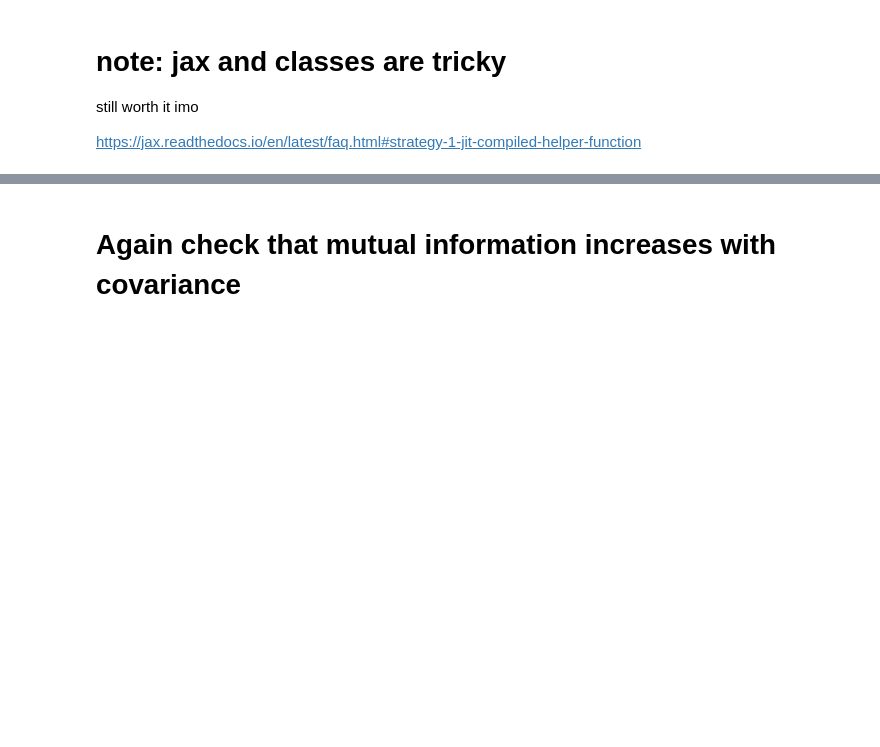
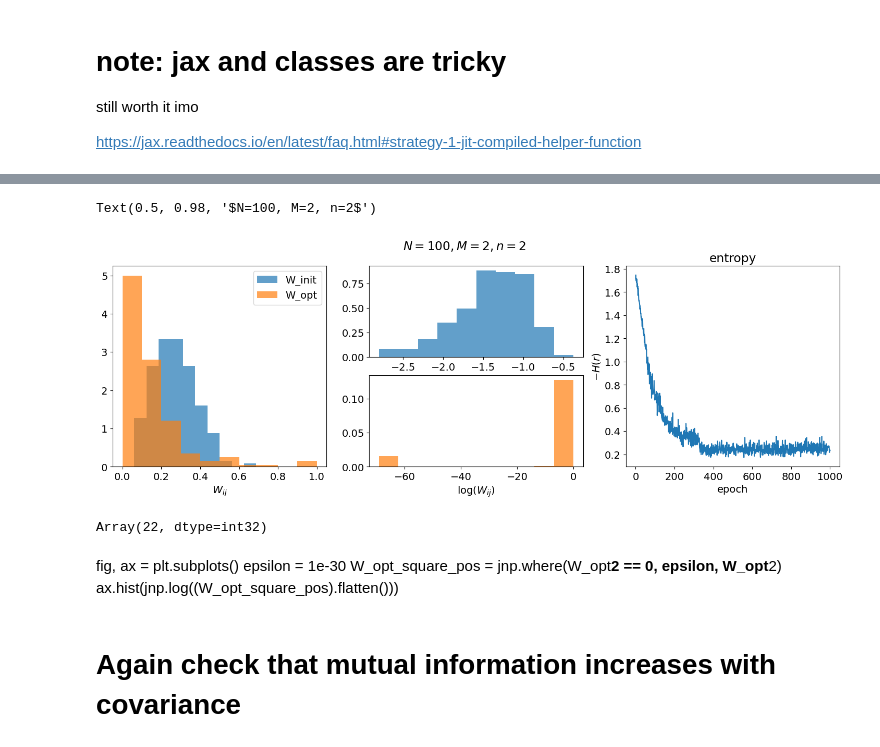
Before and after one commit to juancarlosfdc/noncanonical-olfaction, a Jupyter notebook: canonical-model-jax.ipynb, the cells around one changed output, grey strips where cells are left out. Drawn from its saved outputs; the diff is of its cells as text; code cells hidden in the pictures; blank space fills up the shorter version.

```diff
--- a/canonical-model-jax.ipynb
+++ b/canonical-model-jax.ipynb
@@ -236,0 +247,20 @@ Text(0.5, 0, 'log(w_opt)')
+# %%
+def run_optimization(os, key, W_init, n_steps=int(2e3), param='square', stepsize=1e-3):
+    opt_init, opt_update, get_params = optimizers.adam(stepsize)
+    opt_state = opt_init(W_init)
+    ent_values = []
+    vals = []
+    print_interval = round(n_steps / 10)
+    for i in range(n_steps):
+        key, subkey = jax.random.split(key)
+        opt_state, entropy_value = step(i, opt_state, opt_update, get_params, subkey, os, param)
+        ent_values.append(entropy_value)
+        vals.append(get_params(opt_state))
+        if i % print_interval == 0:
+            print(f"Step {i}, Estimated Entropy: {-entropy_value}")
+
+    W_opt = get_params(opt_state).reshape((os.M, os.N))
+    print("Optimized W:", W_opt)
+    return ent_values, W_opt
+# %%
+ent_values, W_opt = run_optimization(os, key, W_init, n_steps=200, param='square')
@@ -237,3 +287,45 @@ Text(0.5, 0, 'log(w_opt)')
+# %%
+def plot_W(W_init, W_opt, entropies):
+    fig = plt.figure(figsize=(18, 5))
+
+    # Create a GridSpec layout with 2 rows and 3 columns
+    gs = GridSpec(2, 3, height_ratios=[1, 1], figure=fig)
+
+    # Add axes
+    ax1 = fig.add_subplot(gs[:, 0])  # First column spans both rows
+    ax2_top = fig.add_subplot(gs[0, 1])  # Top half of the middle column
+    ax2_bottom = fig.add_subplot(gs[1, 1])  # Bottom half of the middle column
+    ax3 = fig.add_subplot(gs[:, 2])
+
+    epsilon = 1e-30
+    W_opt_square_pos = jnp.where(W_opt**2 == 0, epsilon, W_opt**2)
+    ax1.hist(W_init.flatten()**2, alpha=0.7, label='W_init', density=True)
+    ax1.hist(W_opt_square_pos.flatten(), alpha=0.7, label='W_opt', density=True)
+    ax1.set_xlabel(r'$W_{ij}$')
+    ax2_top.hist(jnp.log(W_init.flatten()**2), alpha=0.7, label='W_init', density=True, color='tab:blue')
+    ax2_bottom.hist(jnp.log(W_opt_square_pos.flatten()), alpha=0.7, label='W_opt', density=True, color='tab:orange')
+    ax2_bottom.set_xlabel(r'$\log(W_{ij})$')
+    ax1.legend()
+    ax3.plot(range(len(entropies)), entropies)
+    ax3.set_title('entropy')
+    ax3.set_ylabel(r'$-H(r)$')
+    ax3.set_xlabel('epoch')
+    return fig
+
+fig = plot_W(W_init, W_final, ents)
+fig.suptitle(rf'$N={os.N}, M={os.M}, n={os.n}$')
+# %% [output]
+Text(0.5, 0.98, '$N=100, M=2, n=2$')
+[figure, added]
+# %%
+jnp.sum(W_final.flatten() < 1e-5)
+# %% [output]
+Array(22, dtype=int32)
+# %% [markdown]
+fig, ax = plt.subplots()
+epsilon = 1e-30
+W_opt_square_pos = jnp.where(W_opt**2 == 0, epsilon, W_opt**2)
+ax.hist(jnp.log((W_opt_square_pos).flatten()))
 # %% [markdown]
 # Again check that mutual information increases with covariance
 # %%
```
Also changed, not shown: parts of 40 cells of this notebook.
